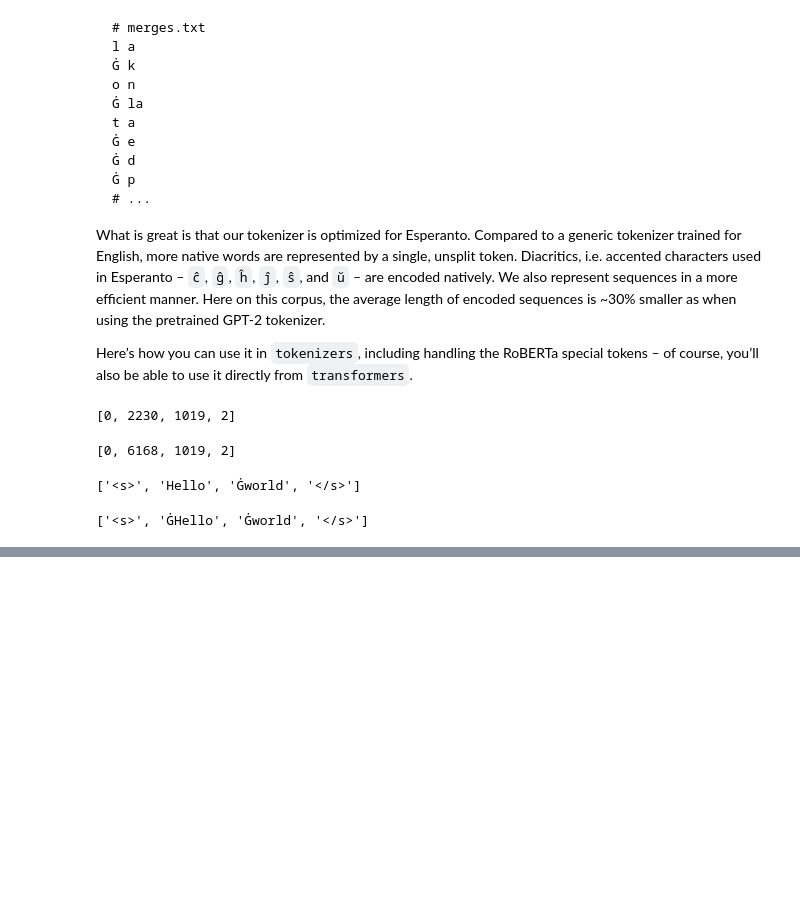
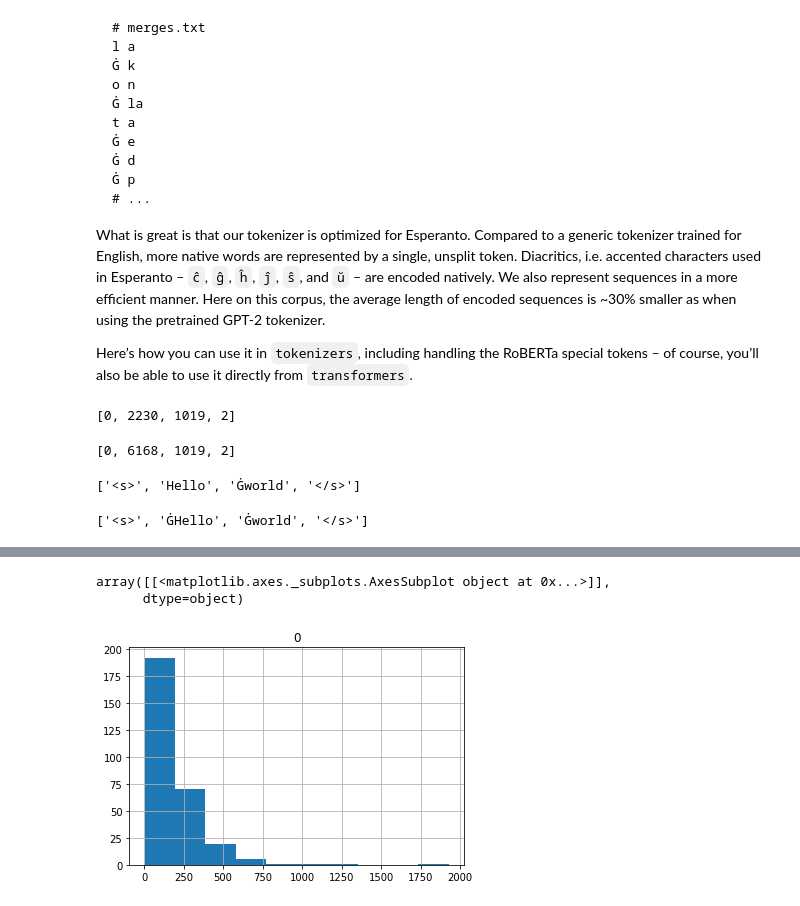
Before and after one commit to asayeed/ActiveBaby, a Jupyter notebook: ipynb/tokenizer.ipynb, the cells around one changed output, grey strips where cells are left out. Saved outputs shown, nothing was run; the diff lists cells and outputs as text; code cells hidden in the pictures; blank space fills up the shorter version.

Commit message:
fix split by sent; add token statistics

```diff
--- a/ipynb/tokenizer.ipynb
+++ b/ipynb/tokenizer.ipynb
@@ -189,8 +231,8 @@ from tokenizers.processors import BertProcessing
 
 
 tokenizer = LongformerTokenizer(
-    "./ABByteLevelBPE/vocab.json",
-    "./ABByteLevelBPE/merges.txt",
+    "./ByteLevelBPE/vocab.json",
+    "./ByteLevelBPE/merges.txt",
 )
 # %%
 # tokenizer._tokenizer.post_processor = BertProcessing(
@@ -211,11 +257,11 @@ input_file = 'babylm_10M_sents.txt'
 output_file = 'babylm_10M_sent_tokens.txt'
 with open(output_file, 'w') as outfile:
     with open(input_file, 'r') as infile:
-        for line in tqdm(infile):
+        for line in tqdm(infile.readlines()):
             line = line.strip()
             if line:
 #                 doc = nlp(line)
 #                 new_line = '\n'.join([d.text for d in doc.sents])
                 tokens = tokenizer.encode(line)
-                token_line = ','.join([str(i) for i in tokens.ids]) + '\n'
+                token_line = ','.join([str(i) for i in tokens]) + '\n'
                 outfile.write(token_line)
@@ -221,0 +271,13 @@ with open(output_file, 'w') as outfile:
+# %%
+from collections import defaultdict
+input_file = 'babylm_10M_sents.txt'
+stat_num_token = defaultdict(int)
+
+with open(input_file, 'r') as infile:
+    for line in tqdm(infile.readlines()):
+        line = line.strip()
+        if line:
+#                 doc = nlp(line)
+#                 new_line = '\n'.join([d.text for d in doc.sents])
+            tokens = tokenizer.encode(line)
+            stat_num_token[len(tokens)] += 1
@@ -221,0 +287,3 @@ with open(output_file, 'w') as outfile:
+# %%
+tab = pd.DataFrame(list(stat_num_token.keys()))
+tab.describe()
@@ -221,0 +300,6 @@ with open(output_file, 'w') as outfile:
+# %%
+tab.hist()
+# %% [output]
+array([[<matplotlib.axes._subplots.AxesSubplot object at 0x...>]],
+      dtype=object)
+[figure, added]
```
Also changed, not shown: parts of 22 cells of this notebook.
